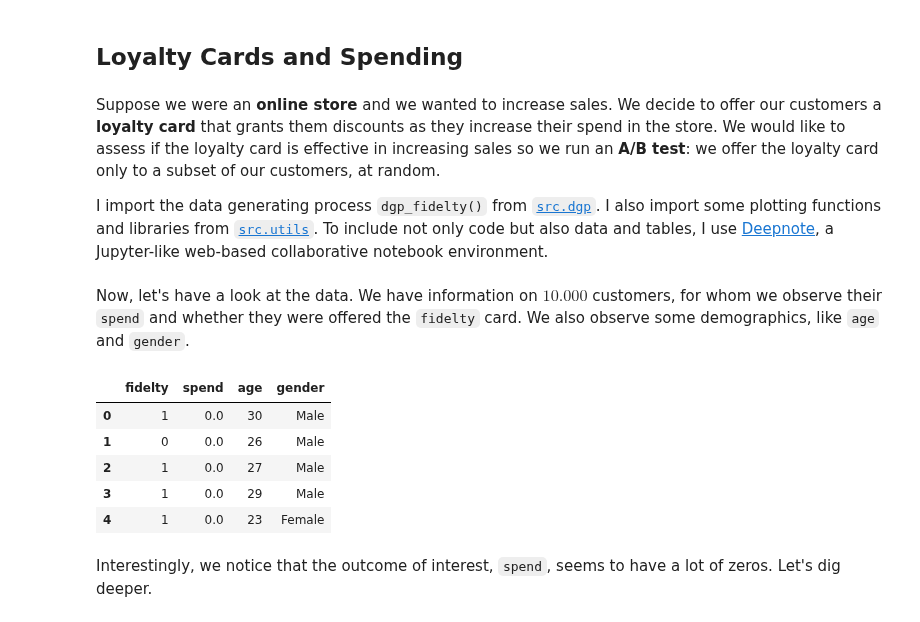
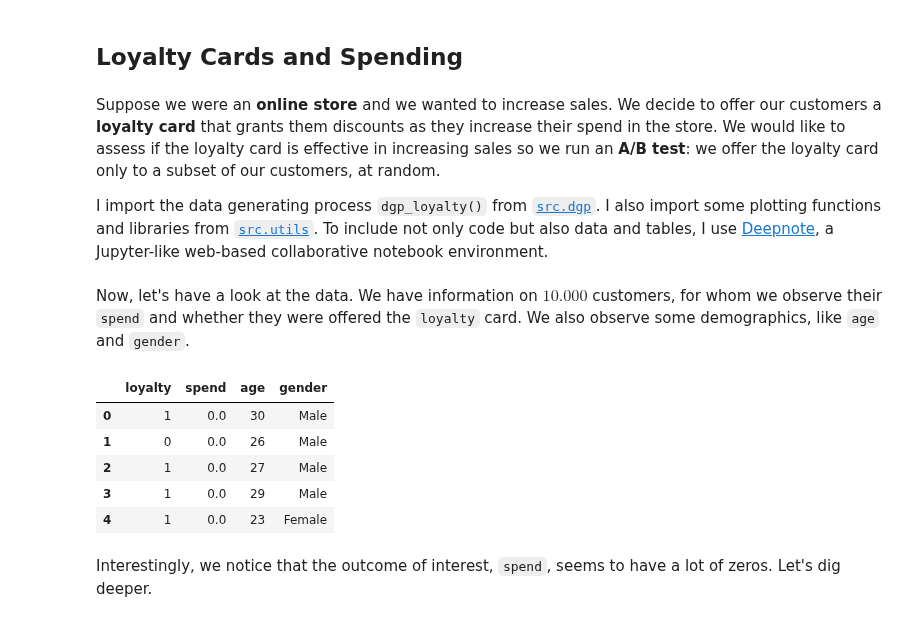
Before and after one commit to matteocourthoud/Blog-Posts, a Jupyter notebook: notebooks/quantile_reg.ipynb, the cells around one changed output. Drawn from its saved outputs; the diff is of its cells as text; code cells hidden in the pictures.

```diff
--- a/notebooks/quantile_reg.ipynb
+++ b/notebooks/quantile_reg.ipynb
@@ -13,7 +13,7 @@ These questions are hard to answer with linear regression that estimates the *av
 # %% [markdown]
 Suppose we were an **online store** and we wanted to increase sales. We decide to offer our customers a **loyalty card** that grants them discounts as they increase their spend in the store. We would like to assess if the loyalty card is effective in increasing sales so we run an **A/B test**: we offer the loyalty card only to a subset of our customers, at random.
 
-I import the data generating process `dgp_fidelty()` from [`src.dgp`](https://github.com/matteocourthoud/Blog-Posts/blob/main/notebooks/src/dgp.py). I also import some plotting functions and libraries from [`src.utils`](https://github.com/matteocourthoud/Blog-Posts/blob/main/notebooks/src/utils.py).  To include not only code but also data and tables, I use [Deepnote](https://deepnote.com), a Jupyter-like web-based collaborative notebook environment.
+I import the data generating process `dgp_loyalty()` from [`src.dgp`](https://github.com/matteocourthoud/Blog-Posts/blob/main/notebooks/src/dgp.py). I also import some plotting functions and libraries from [`src.utils`](https://github.com/matteocourthoud/Blog-Posts/blob/main/notebooks/src/utils.py).  To include not only code but also data and tables, I use [Deepnote](https://deepnote.com), a Jupyter-like web-based collaborative notebook environment.
 # %%
 %matplotlib inline
 %config InlineBackend.figure_format = 'retina'
@@ -23,10 +23,10 @@ from src.dgp import dgp_fidelty
 # %% [markdown]
-Now, let's have a look at the data. We have information on $10.000$ customers, for whom we observe their `spend` and whether they were offered the `fidelty` card. We also observe some demographics, like `age` and `gender`.
+Now, let's have a look at the data. We have information on $10.000$ customers, for whom we observe their `spend` and whether they were offered the `loyalty` card. We also observe some demographics, like `age` and `gender`.
 # %%
-df = dgp_fidelty().generate_data()
+df = dgp_loyalty().generate_data()
 df.head()
 # %% [output]
-|  | fidelty | spend | age | gender |
+|  | loyalty | spend | age | gender |
 | 0 | 1 | 0.0 | 30 | Male |
 | 1 | 0 | 0.0 | 26 | Male |
 | 2 | 1 | 0.0 | 27 | Male |
```
Also changed, not shown: parts of 17 cells of this notebook, 1 other file.
